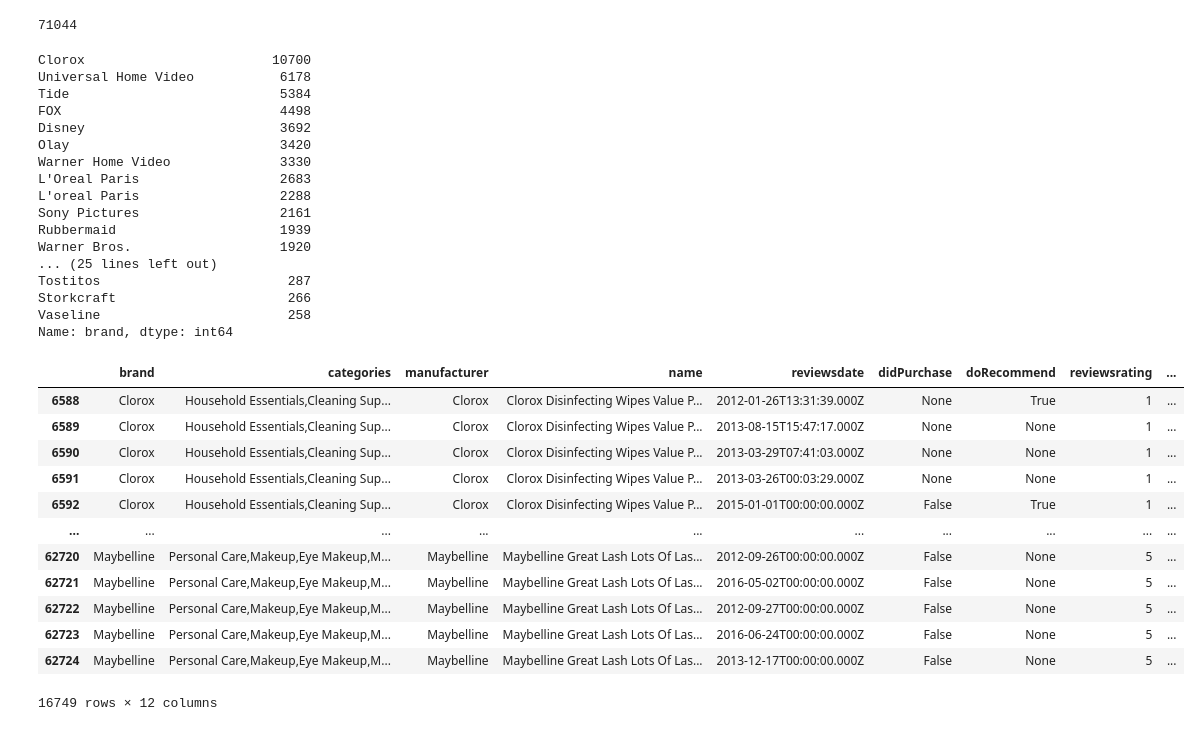
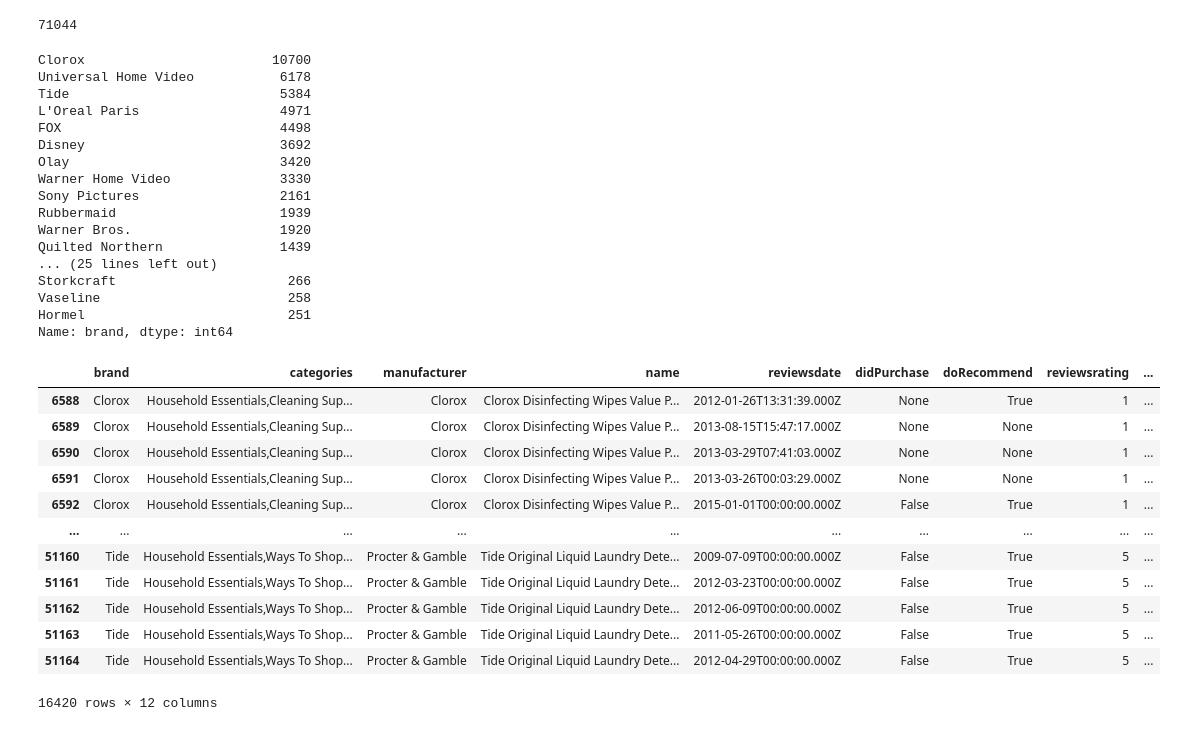
Before and after one commit to shigos/Social-Proof-Analysis-, a Jupyter notebook: notebook/win-note.ipynb, the cells around one changed output. Cells and saved outputs as stored; diff of their text form; code cells hidden in the pictures.

```diff
--- a/notebook/win-note.ipynb
+++ b/notebook/win-note.ipynb
@@ -89,6 +90,8 @@ df_sql_brand.show(10)
 only showing top 10 rows
 # %%
 pandas_df = df_sql_brand.toPandas()
+# %%
+pandas_df= pandas_df.replace("L'oreal Paris","L'Oreal Paris")
 # %%
 len(pandas_df)
 # %% [output]
@@ -99,35 +102,35 @@ pandas_df['brand'].value_counts().head(40)
 Clorox                        10700
 Universal Home Video           6178
 Tide                           5384
+L'Oreal Paris                  4971
 FOX                            4498
 Disney                         3692
 Olay                           3420
 Warner Home Video              3330
-L'Oreal Paris                  2683
-L'oreal Paris                  2288
 Sony Pictures                  2161
 Rubbermaid                     1939
 Warner Bros.                   1920
+Quilted Northern               1439
 ... (25 lines left out)
-Tostitos                        287
 Storkcraft                      266
 Vaseline                        258
+Hormel                          251
 Name: brand, dtype: int64
 # %%
-branddat= pandas_df[(pandas_df['brand']=='Clorox')|(pandas_df['brand']=='Lysol')|(pandas_df['brand']=="L'Oreal Paris")|(pandas_df['brand']=="L'oreal Paris")|(pandas_df['brand']=="Maybelline")]
-
-branddat[]
+branddat= pandas_df[(pandas_df['brand']=='Clorox')|(pandas_df['brand']=='Lysol')|(pandas_df['brand']=="Tide")|(pandas_df['brand']=="Lysol")]
+# (pandas_df['brand']=="L'Oreal Paris")|  (pandas_df['brand']=="L'oreal Paris")| (pandas_df['brand']=="Maybelline")|
+branddat
 # %% [output]
 |  | brand | categories | manufacturer | name | reviewsdate | didPurchase | doRecommend | reviewsrating | ... |
 | 6588 | Clorox | Household Essentials,Cleaning Sup... | Clorox | Clorox Disinfecting Wipes Value P... | 2012-01-26T13:31:39.000Z | None | True | 1 | ... |
 | 6589 | Clorox | Household Essentials,Cleaning Sup... | Clorox | Clorox Disinfecting Wipes Value P... | 2013-08-15T15:47:17.000Z | None | None | 1 | ... |
 | 6590 | Clorox | Household Essentials,Cleaning Sup... | Clorox | Clorox Disinfecting Wipes Value P... | 2013-03-29T07:41:03.000Z | None | None | 1 | ... |
 | 6591 | Clorox | Household Essentials,Cleaning Sup... | Clorox | Clorox Disinfecting Wipes Value P... | 2013-03-26T00:03:29.000Z | None | None | 1 | ... |
 | 6592 | Clorox | Household Essentials,Cleaning Sup... | Clorox | Clorox Disinfecting Wipes Value P... | 2015-01-01T00:00:00.000Z | False | True | 1 | ... |
 | ... | ... | ... | ... | ... | ... | ... | ... | ... | ... |
-| 62720 | Maybelline | Personal Care,Makeup,Eye Makeup,M... | Maybelline | Maybelline Great Lash Lots Of Las... | 2012-09-26T00:00:00.000Z | False | None | 5 | ... |
-| 62721 | Maybelline | Personal Care,Makeup,Eye Makeup,M... | Maybelline | Maybelline Great Lash Lots Of Las... | 2016-05-02T00:00:00.000Z | False | None | 5 | ... |
-| 62722 | Maybelline | Personal Care,Makeup,Eye Makeup,M... | Maybelline | Maybelline Great Lash Lots Of Las... | 2012-09-27T00:00:00.000Z | False | None | 5 | ... |
-| 62723 | Maybelline | Personal Care,Makeup,Eye Makeup,M... | Maybelline | Maybelline Great Lash Lots Of Las... | 2016-06-24T00:00:00.000Z | False | None | 5 | ... |
-| 62724 | Maybelline | Personal Care,Makeup,Eye Makeup,M... | Maybelline | Maybelline Great Lash Lots Of Las... | 2013-12-17T00:00:00.000Z | False | None | 5 | ... |
+| 51160 | Tide | Household Essentials,Ways To Shop... | Procter & Gamble | Tide Original Liquid Laundry Dete... | 2009-07-09T00:00:00.000Z | False | True | 5 | ... |
+| 51161 | Tide | Household Essentials,Ways To Shop... | Procter & Gamble | Tide Original Liquid Laundry Dete... | 2012-03-23T00:00:00.000Z | False | True | 5 | ... |
+| 51162 | Tide | Household Essentials,Ways To Shop... | Procter & Gamble | Tide Original Liquid Laundry Dete... | 2012-06-09T00:00:00.000Z | False | True | 5 | ... |
+| 51163 | Tide | Household Essentials,Ways To Shop... | Procter & Gamble | Tide Original Liquid Laundry Dete... | 2011-05-26T00:00:00.000Z | False | True | 5 | ... |
+| 51164 | Tide | Household Essentials,Ways To Shop... | Procter & Gamble | Tide Original Liquid Laundry Dete... | 2012-04-29T00:00:00.000Z | False | True | 5 | ... |
-16749 rows × 12 columns
+16420 rows × 12 columns
```
Also changed, not shown: parts of 66 cells of this notebook, 1 other file.
